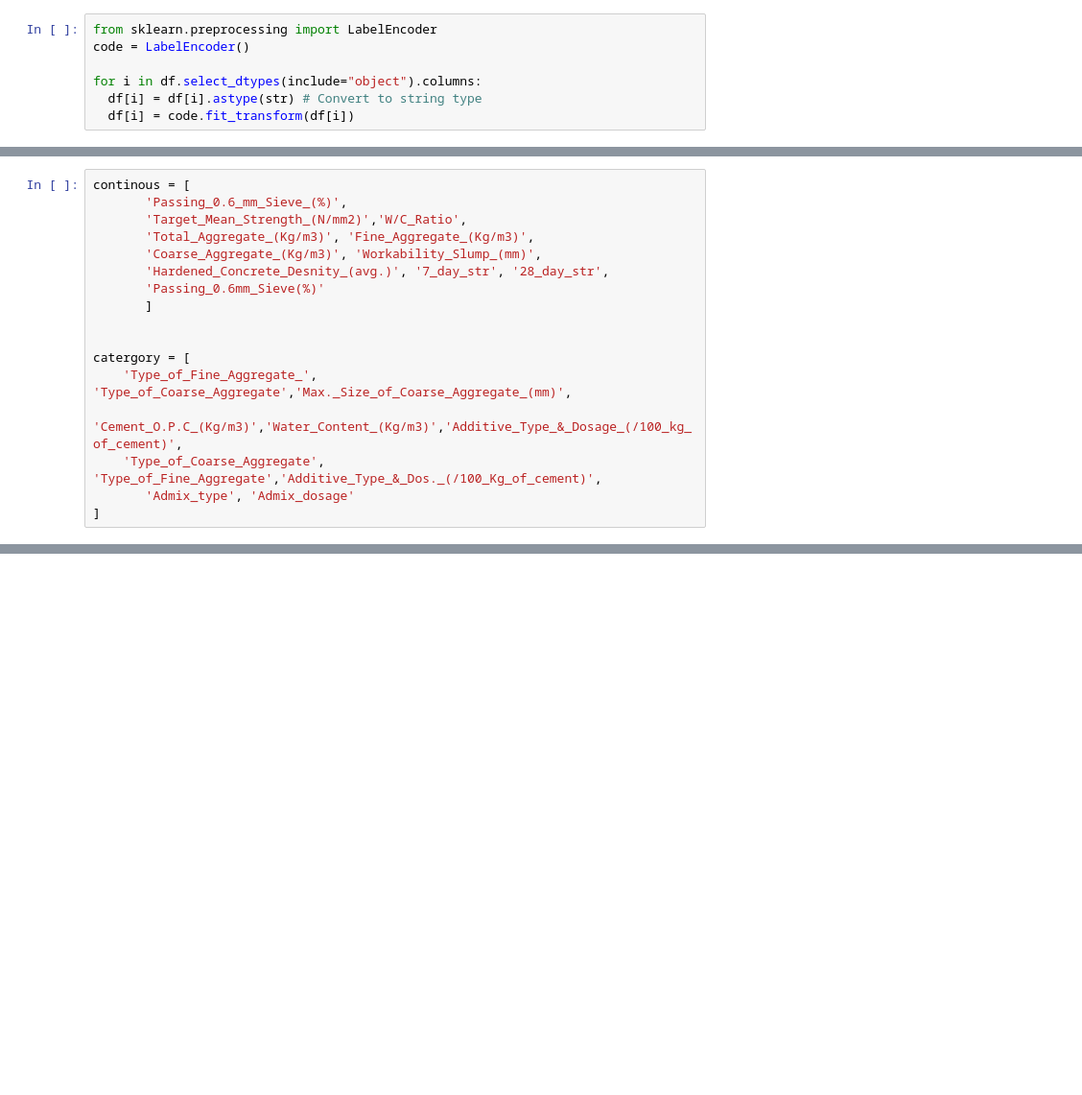
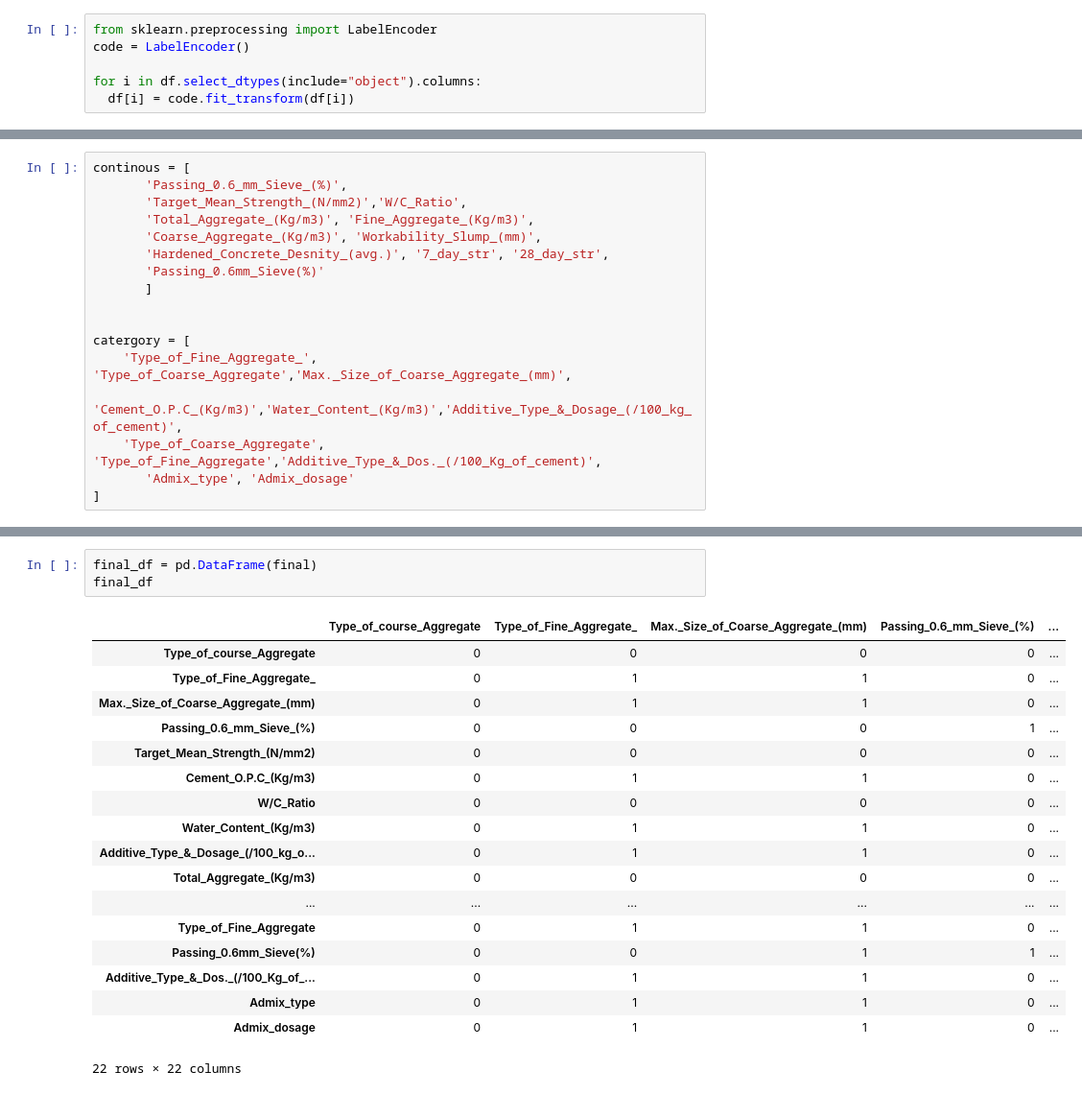
Before and after one commit to ArunK-ML/ML-Regression-Model---Concrete-Mix-Strength---Dataset, a Jupyter notebook: Concrete_Strength.ipynb, the cells around one changed output, grey strips where cells are left out. Shown: that part at 96% size. Saved outputs shown, nothing was run; the diff lists cells and outputs as text; blank space fills up the shorter version.

```diff
--- a/Concrete_Strength.ipynb
+++ b/Concrete_Strength.ipynb
@@ -186,7 +186,6 @@ from sklearn.preprocessing import LabelEncoder
 code = LabelEncoder()
 
 for i in df.select_dtypes(include="object").columns:
-  df[i] = df[i].astype(str) # Convert to string type
   df[i] = code.fit_transform(df[i])
 # %% [markdown]
 # **Correlation testing**
@@ -257,0 +316,22 @@ catergory = [
+# %%
+final_df = pd.DataFrame(final)
+final_df
+# %% [output]
+|  | Type_of_course_Aggregate | Type_of_Fine_Aggregate_ | Max._Size_of_Coarse_Aggregate_(mm) | Passing_0.6_mm_Sieve_(%) | ... |
+| Type_of_course_Aggregate | 0 | 0 | 0 | 0 | ... |
+| Type_of_Fine_Aggregate_ | 0 | 1 | 1 | 0 | ... |
+| Max._Size_of_Coarse_Aggregate_(mm) | 0 | 1 | 1 | 0 | ... |
+| Passing_0.6_mm_Sieve_(%) | 0 | 0 | 0 | 1 | ... |
+| Target_Mean_Strength_(N/mm2) | 0 | 0 | 0 | 0 | ... |
+| Cement_O.P.C_(Kg/m3) | 0 | 1 | 1 | 0 | ... |
+| W/C_Ratio | 0 | 0 | 0 | 0 | ... |
+| Water_Content_(Kg/m3) | 0 | 1 | 1 | 0 | ... |
+| Additive_Type_&_Dosage_(/100_kg_o... | 0 | 1 | 1 | 0 | ... |
+| Total_Aggregate_(Kg/m3) | 0 | 0 | 0 | 0 | ... |
+| ... | ... | ... | ... | ... | ... |
+| Type_of_Fine_Aggregate | 0 | 1 | 1 | 0 | ... |
+| Passing_0.6mm_Sieve(%) | 0 | 0 | 1 | 1 | ... |
+| Additive_Type_&_Dos._(/100_Kg_of_... | 0 | 1 | 1 | 0 | ... |
+| Admix_type | 0 | 1 | 1 | 0 | ... |
+| Admix_dosage | 0 | 1 | 1 | 0 | ... |
+22 rows × 22 columns
```
Also changed, not shown: parts of 6 cells of this notebook.
